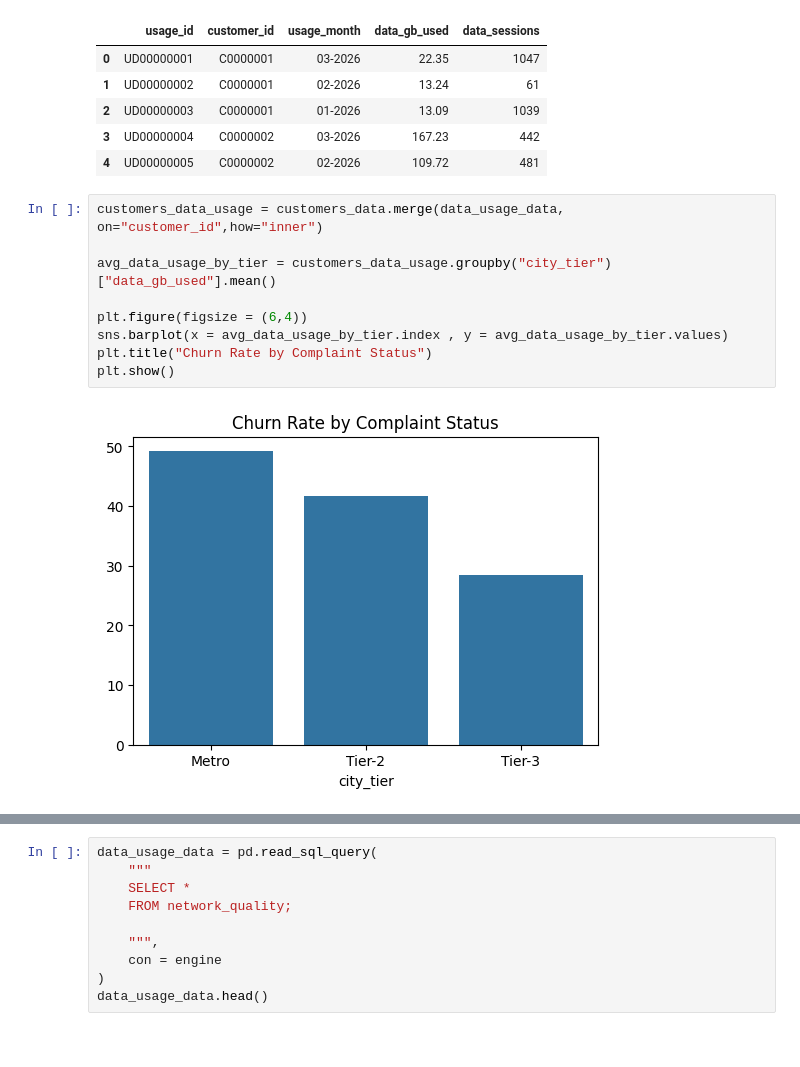
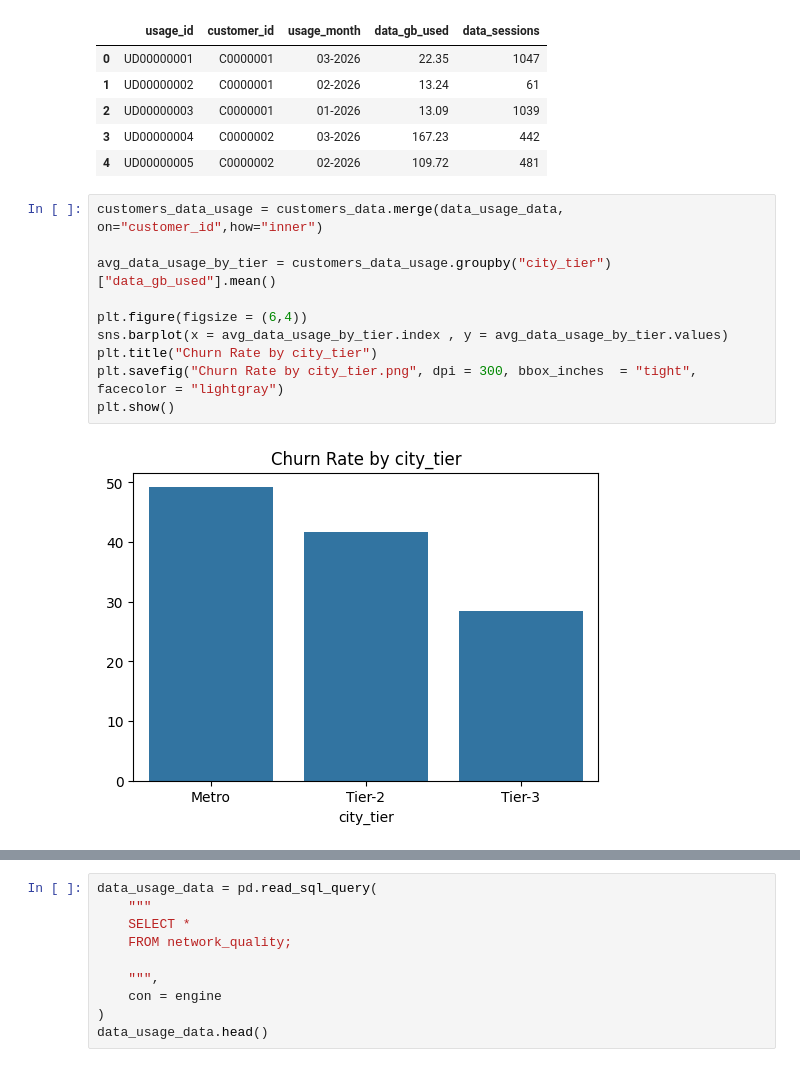
Before and after one commit to KishoreAIML/-NexaTel-Customer-Churn-Analytics-Project, a Jupyter notebook: notebooks/Phase2_EDA_Kishore_Tirumani.ipynb, the cells around one changed output, grey strips where cells are left out. Cells and saved outputs as stored; diff of their text form.

```diff
--- a/notebooks/Phase2_EDA_Kishore_Tirumani.ipynb
+++ b/notebooks/Phase2_EDA_Kishore_Tirumani.ipynb
@@ -306,11 +330,12 @@ data_usage_data.head()
 # %%
 customers_data_usage = customers_data.merge(data_usage_data, on="customer_id",how="inner")
 
 avg_data_usage_by_tier = customers_data_usage.groupby("city_tier")["data_gb_used"].mean()
 
 plt.figure(figsize = (6,4))
 sns.barplot(x = avg_data_usage_by_tier.index , y = avg_data_usage_by_tier.values)
-plt.title("Churn Rate by Complaint Status")
+plt.title("Churn Rate by city_tier")
+plt.savefig("Churn Rate by city_tier.png", dpi = 300, bbox_inches  = "tight", facecolor = "lightgray")
 plt.show()
 # %% [output]
-[figure, old version]
+[figure, new version]
```
Also changed, not shown: parts of 20 cells of this notebook, 20 other files.
